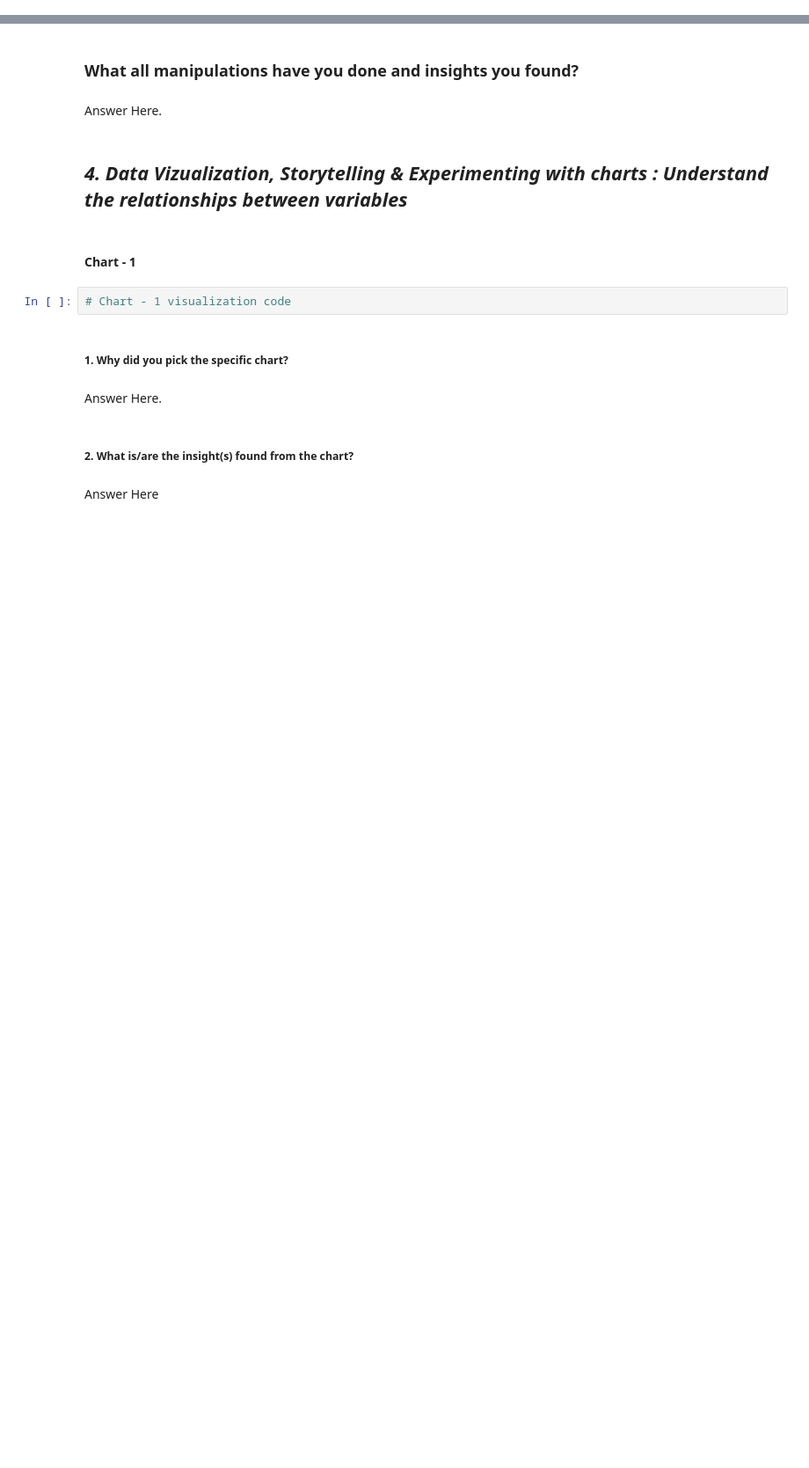
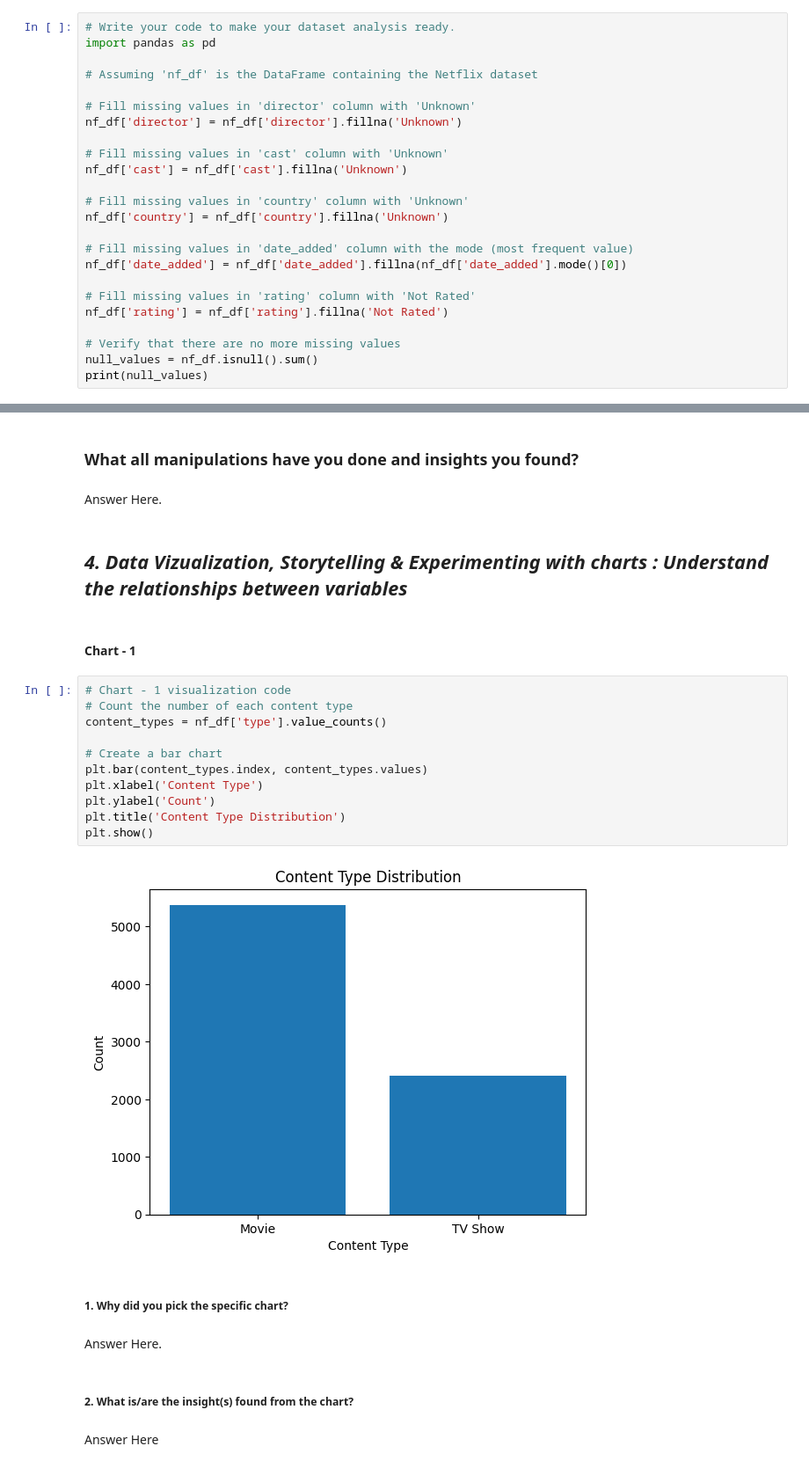
Before and after one commit to rafiddeshmukh/Netflix_Movies_and_TV_Shows_Clustering, a Jupyter notebook: Netflix_Movies_and_TV_Shows_Clustering.ipynb, the cells around one changed output, grey strips where cells are left out. Shown at 88% size. Saved outputs shown, nothing was run; the diff lists cells and outputs as text; blank space fills up the shorter version.

```diff
--- a/Netflix_Movies_and_TV_Shows_Clustering.ipynb
+++ b/Netflix_Movies_and_TV_Shows_Clustering.ipynb
@@ -142,0 +256,24 @@ Answer Here
+# %%
+# Write your code to make your dataset analysis ready.
+import pandas as pd
+
+# Assuming 'nf_df' is the DataFrame containing the Netflix dataset
+
+# Fill missing values in 'director' column with 'Unknown'
+nf_df['director'] = nf_df['director'].fillna('Unknown')
+
+# Fill missing values in 'cast' column with 'Unknown'
+nf_df['cast'] = nf_df['cast'].fillna('Unknown')
+
+# Fill missing values in 'country' column with 'Unknown'
+nf_df['country'] = nf_df['country'].fillna('Unknown')
+
+# Fill missing values in 'date_added' column with the mode (most frequent value)
+nf_df['date_added'] = nf_df['date_added'].fillna(nf_df['date_added'].mode()[0])
+
+# Fill missing values in 'rating' column with 'Not Rated'
+nf_df['rating'] = nf_df['rating'].fillna('Not Rated')
+
+# Verify that there are no more missing values
+null_values = nf_df.isnull().sum()
+print(null_values)
@@ -148,8 +299,19 @@ Answer Here.
 ## ***4. Data Vizualization, Storytelling & Experimenting with charts : Understand the relationships between variables***
 # %% [markdown]
 #### Chart - 1
-# %%
-# Chart - 1 visualization code
+# %%
+# Chart - 1 visualization code
+# Count the number of each content type
+content_types = nf_df['type'].value_counts()
+
+# Create a bar chart
+plt.bar(content_types.index, content_types.values)
+plt.xlabel('Content Type')
+plt.ylabel('Count')
+plt.title('Content Type Distribution')
+plt.show()
+# %% [output]
+[figure, added]
 # %% [markdown]
 ##### 1. Why did you pick the specific chart?
 # %% [markdown]
```
Also changed, not shown: parts of 42 cells of this notebook.
